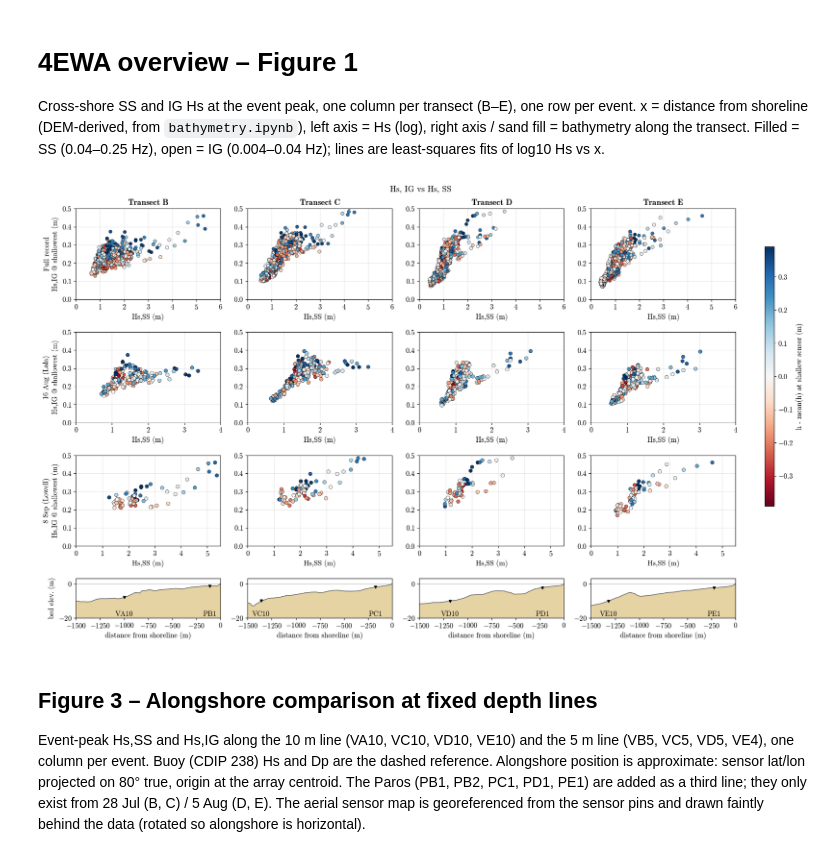
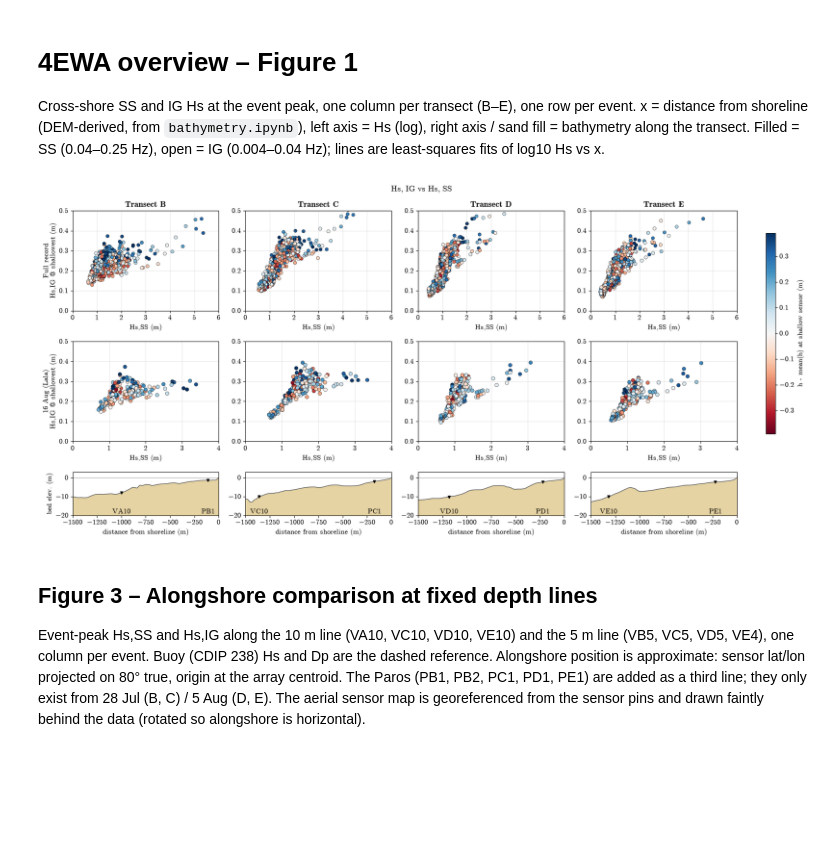
Before and after one commit to isidora-rojas/4EWA, a Jupyter notebook: processing/overview.ipynb, the cells around one changed output. Saved outputs shown, nothing was run; the diff lists cells and outputs as text; code cells hidden in the pictures; blank space fills up the shorter version.

```diff
--- a/processing/overview.ipynb
+++ b/processing/overview.ipynb
@@ -85,8 +85,7 @@ sensors = {'A':['VA10'], 'B':['VB5','PB1','PB2'], 'C':['VC10','VC5','PC1'],
            'D':['VD10','VD5','PD1'], 'E':['VE10','VE7','VE4','PE1']}
 # buoy peak times (UTC), from the project audit
 events = {'Full record':('2026-07-19','2026-09-17'),
-          '16 Aug (Lala)':('2026-08-11','2026-08-20'),
-          '8 Sep (Lowell)':('2026-09-07','2026-09-09 23:00')}
+          '16 Aug (Lala)':('2026-08-11','2026-08-20')}
 
 def hs_band(S, f, f1, f2):
     m = (f>=f1)&(f<=f2)
@@ -108,35 +107,35 @@ transects = ['B','C','D','E']; nE = len(events)
 hbar = {p: spec[p]['h'].mean() for p in shallow.values()}   # full-record mean depth of each shallow sensor
 hall = np.concatenate([(spec[p]['h']-hbar[p]).dropna().values for p in shallow.values()])
 hmax = np.percentile(np.abs(hall),98); hlo, hhi = -hmax, hmax
 plt.rcParams.update({'font.size':12,'axes.labelsize':12,'axes.titlesize':14,'xtick.labelsize':12,'ytick.labelsize':12})
-fig, axs = plt.subplots(nE+1, 4, figsize=(18,11), gridspec_kw=dict(height_ratios=[3]*nE+[1.3]))
+fig, axs = plt.subplots(nE+1, 4, figsize=(18,8.5), gridspec_kw=dict(height_ratios=[3]*nE+[1.3]))
 for i,(name,(t0,t1)) in enumerate(events.items()):
     for j,T in enumerate(transects):
         ax = axs[i,j]
         d = spec[deep[T]].loc[t0:t1]; s_ = spec[shallow[T]].loc[t0:t1]
         idx = d.index.intersection(s_.index)
         x = d.loc[idx,'SS']; y = s_.loc[idx,'IG']; h = s_.loc[idx,'h'] - hbar[shallow[T]]
         sc = ax.scatter(x, y, c=h, cmap='RdBu', s=30 if i==0 else 36, vmin=hlo, vmax=hhi, edgecolors='k', linewidths=0.4)
         ax.set_ylim(0, 0.5); ax.set_xlim(0, [6,4,5.5][i]); ax.grid(alpha=.3)
         if i==0: ax.set_title(rf'$\mathbf{{Transect\ {T}}}$')
         if j==0: ax.set_ylabel(f'{name}\nHs,IG @ shallowest (m)')
         ax.set_xlabel('Hs,SS (m)', fontsize=12)
 for j,T in enumerate(transects):
     bx = axs[nE,j]; P = prof[T]; m = (P['x']>=XLIM[0]-50)&(P['x']<=50)
     bx.fill_between(P['x'][m], P['z'][m], -20, color=SAND, lw=0)
     bx.plot(P['x'][m], P['z'][m], color='0.3', lw=1); bx.axhline(0,color='0.6',lw=.6)
     for s in (deep[T], shallow[T]):
         bx.plot(xpos[s], np.interp(xpos[s],P['x'],P['z']), 'v', color='k', ms=5)
         bx.annotate(s,(xpos[s],-19),ha='center',fontsize=12)
     bx.set_ylim(-20,3); bx.set_xlim(XLIM); bx.set_xlabel('distance from shoreline (m)')
     if j==0: bx.set_ylabel('bed elev. (m)')
 fig.suptitle(fontsize=14, t='Hs, IG vs Hs, SS')
 plt.tight_layout(rect=(0,0,0.92,1))
 cax = fig.add_axes([0.945,0.3,0.012,0.55]); fig.colorbar(sc, cax=cax, label="h - mean(h) at shallow sensor (m)")
 import os; os.makedirs('../figs/overview',exist_ok=True)
 plt.savefig('../figs/overview/hs_vs_hig.png',dpi=150)
 # %% [output]
-[figure, old version]
+[figure, new version]
 # %% [markdown]
 ## Figure 3 – Alongshore comparison at fixed depth lines
 Event-peak Hs,SS and Hs,IG along the 10 m line (VA10, VC10, VD10, VE10) and the 5 m line (VB5, VC5, VD5, VE4), one column per event. Buoy (CDIP 238) Hs and Dp are the dashed reference. Alongshore position is approximate: sensor lat/lon projected on 80° true, origin at the array centroid. The Paros (PB1, PB2, PC1, PD1, PE1) are added as a third line; they only exist from 28 Jul (B, C) / 5 Aug (D, E). The aerial sensor map is georeferenced from the sensor pins and drawn faintly behind the data (rotated so alongshore is horizontal).
```
Also changed, not shown: parts of 6 cells of this notebook, 3 other files.
